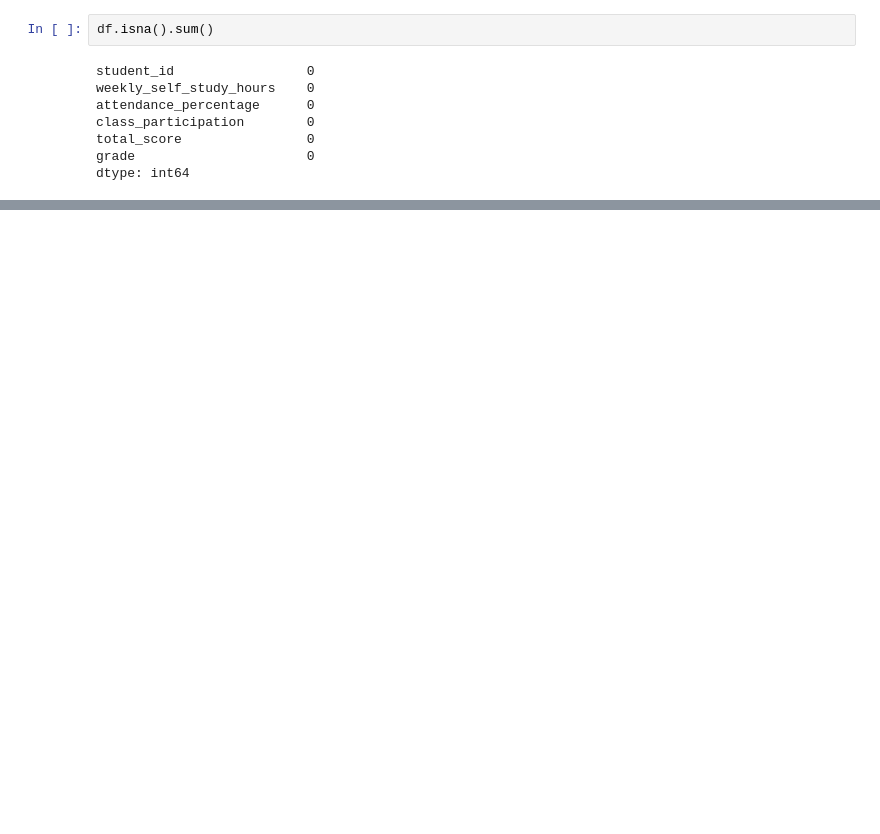
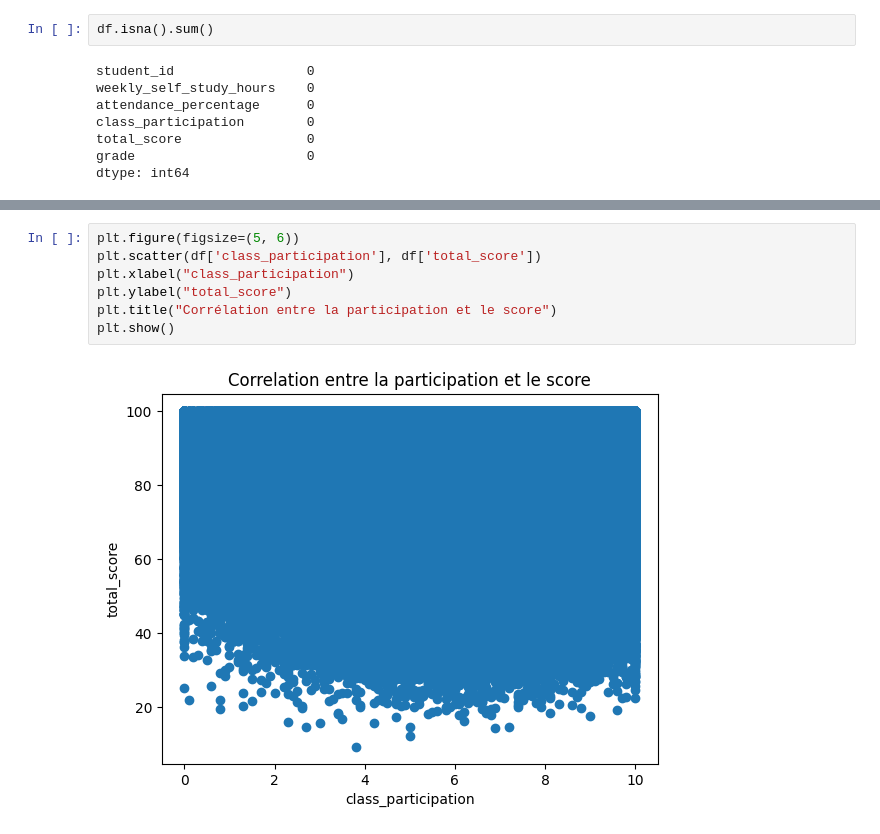
Before and after one commit to djafarou-ML/Student_Performance, a Jupyter notebook: student_perfomance.ipynb, the cells around one changed output, grey strips where cells are left out. Cells and saved outputs as stored; diff of their text form; blank space fills up the shorter version.

```diff
--- a/student_perfomance.ipynb
+++ b/student_perfomance.ipynb
@@ -57,0 +140,9 @@ df.describe()
+# %%
+plt.figure(figsize=(5, 6))
+plt.scatter(df['class_participation'], df['total_score'])
+plt.xlabel("class_participation")
+plt.ylabel("total_score")
+plt.title("Corrélation entre la participation et le score")
+plt.show()
+# %% [output]
+[figure, added]
```
Also changed, not shown: parts of 11 cells of this notebook.
